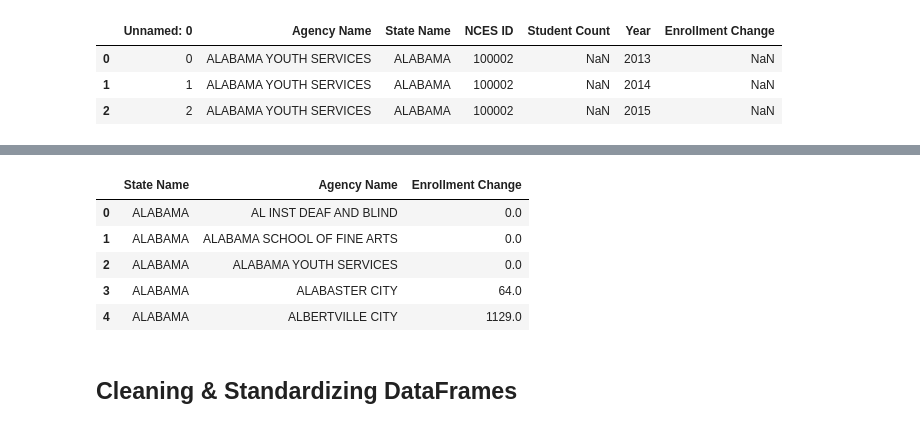
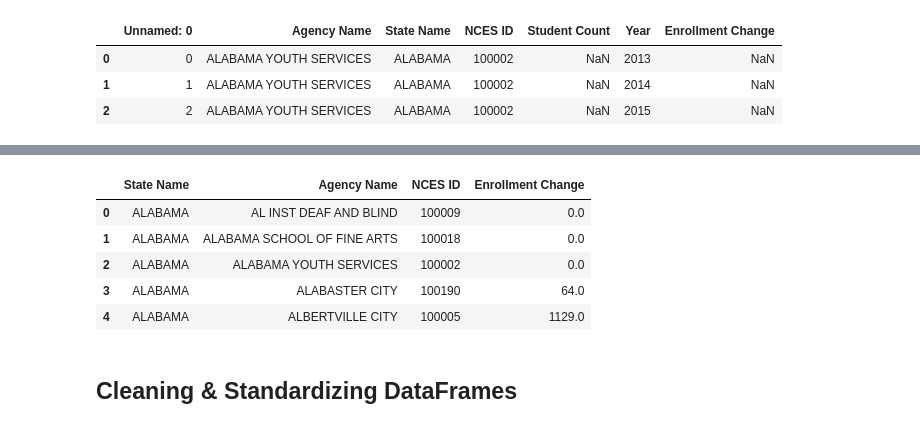
Before and after one commit to caitbrown12/NSS_Capstone, a Jupyter notebook: notebook/NCES_Enrollment_Data_2.ipynb, the cells around one changed output, grey strips where cells are left out. Cells and saved outputs as stored; diff of their text form; code cells hidden in the pictures.

```diff
--- a/notebook/NCES_Enrollment_Data_2.ipynb
+++ b/notebook/NCES_Enrollment_Data_2.ipynb
@@ -51,15 +51,15 @@ fullnces.head(3)
 | 1 | ALABAMA YOUTH SERVICES | ALABAMA | AL | 100002 | ALABAMA YOUTH SERVICES | JEFFERSON COUNTY | 6.0 | 36057.0 | ... |
 | 2 | ALABAMA YOUTH SERVICES | ALABAMA | AL | 100002 | ALABAMA YOUTH SERVICES | Jefferson County | 6.0 | 36057.0 | ... |
 # %%
-netchangedist = enrollments.groupby(['State Name', 'Agency Name'])['Enrollment Change'].sum().reset_index()
+netchangedist = enrollments.groupby(['State Name', 'Agency Name', 'NCES ID'])['Enrollment Change'].sum().reset_index()
 netchangedist.head()
 # %% [output]
-|  | State Name | Agency Name | Enrollment Change |
-| 0 | ALABAMA | AL INST DEAF AND BLIND | 0.0 |
-| 1 | ALABAMA | ALABAMA SCHOOL OF FINE ARTS | 0.0 |
-| 2 | ALABAMA | ALABAMA YOUTH SERVICES | 0.0 |
-| 3 | ALABAMA | ALABASTER CITY | 64.0 |
-| 4 | ALABAMA | ALBERTVILLE CITY | 1129.0 |
+|  | State Name | Agency Name | NCES ID | Enrollment Change |
+| 0 | ALABAMA | AL INST DEAF AND BLIND | 100009 | 0.0 |
+| 1 | ALABAMA | ALABAMA SCHOOL OF FINE ARTS | 100018 | 0.0 |
+| 2 | ALABAMA | ALABAMA YOUTH SERVICES | 100002 | 0.0 |
+| 3 | ALABAMA | ALABASTER CITY | 100190 | 64.0 |
+| 4 | ALABAMA | ALBERTVILLE CITY | 100005 | 1129.0 |
 # %% [markdown]
 ## Cleaning & Standardizing DataFrames
 # %%
```
Also changed, not shown: parts of 19 cells of this notebook.
